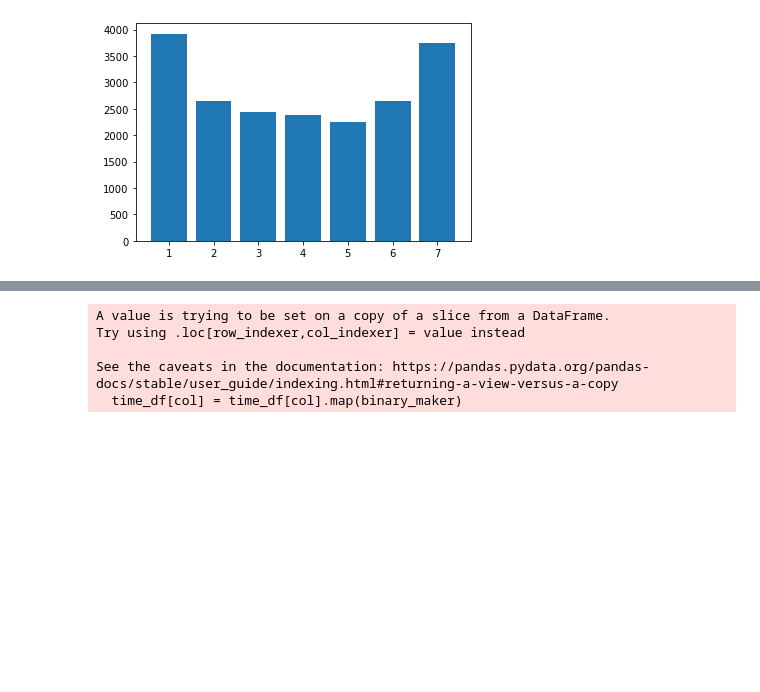
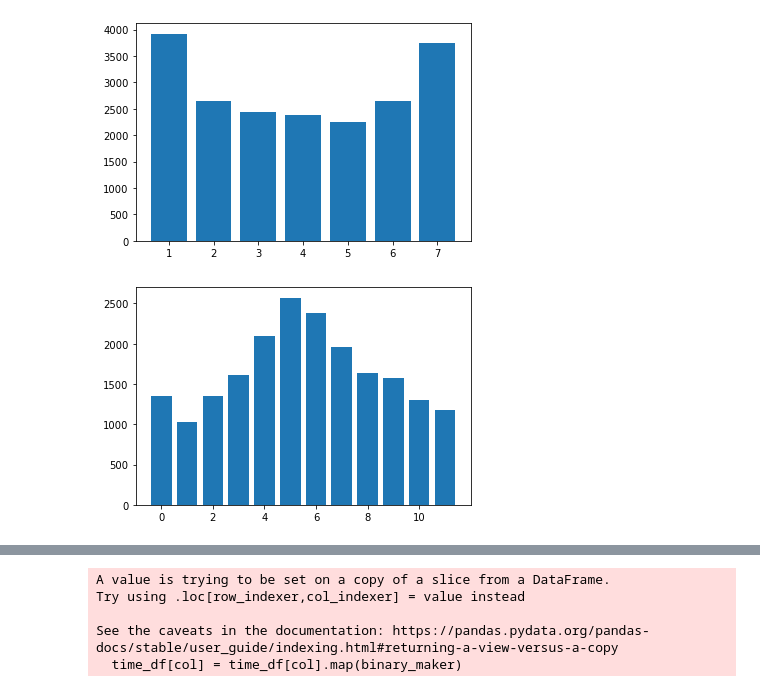
Before and after one commit to GeorgeFerre/chicago_violent_crime, a Jupyter notebook: Cleaning.ipynb, the cells around one changed output, grey strips where cells are left out. Saved outputs shown, nothing was run; the diff lists cells and outputs as text; code cells hidden in the pictures; blank space fills up the shorter version.

```diff
--- a/Cleaning.ipynb
+++ b/Cleaning.ipynb
@@ -173,3 +175,10 @@ plt.bar(df_dow.index, df_dow['unique_id']);
 # 1 Sun, 2 Mon etc
 # %% [output]
 [figure]
+# %%
+df_month = df.groupby('month').count()
+df_month.reset_index(inplace=True)
+# %%
+plt.bar(df_month.index, df_month['unique_id']);
+# %% [output]
+[figure, added]
```
Also changed, not shown: parts of 26 cells of this notebook.
